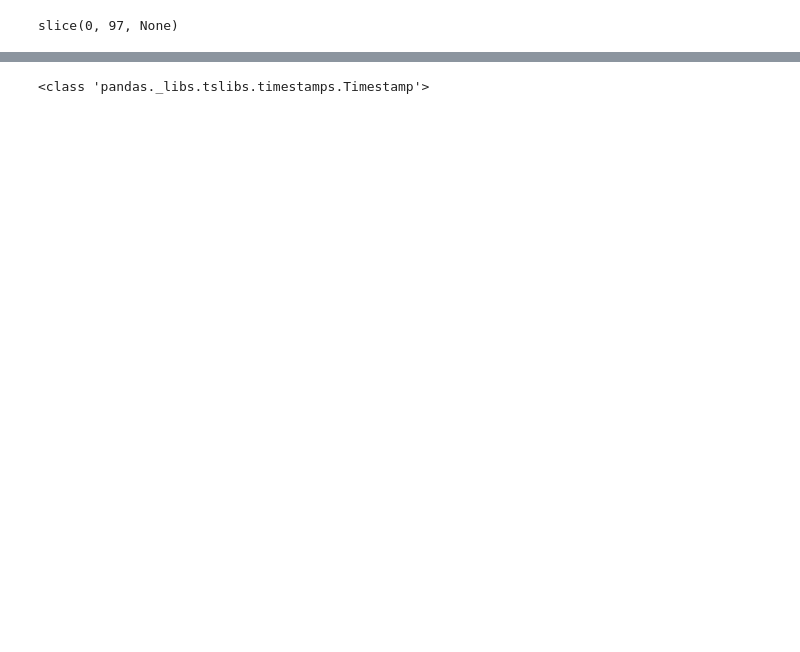
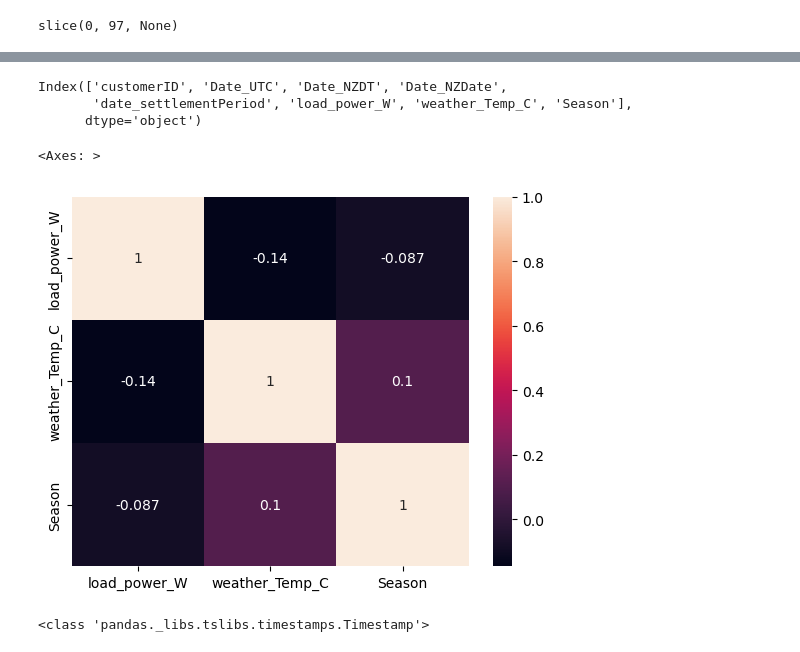
Before and after one commit to jhaworth21/HackSheffield8, a Jupyter notebook: main/notebook.ipynb, the cells around one changed output, grey strips where cells are left out. Cells and saved outputs as stored; diff of their text form; code cells hidden in the pictures; blank space fills up the shorter version.

```diff
--- a/main/notebook.ipynb
+++ b/main/notebook.ipynb
@@ -141,3 +125,16 @@ Name: weather_Temp_C, Length: 97, dtype: float64
+# %%
+df.columns
+# %% [output]
+Index(['customerID', 'Date_UTC', 'Date_NZDT', 'Date_NZDate',
+       'date_settlementPeriod', 'load_power_W', 'weather_Temp_C', 'Season'],
+      dtype='object')
+# %%
+# Assuming df is your DataFrame
+correlation_matrix = df[['load_power_W', 'weather_Temp_C', 'Season']].corr()
+sns.heatmap(correlation_matrix, annot=True)
+# %% [output]
+<Axes: >
+[figure, added]
 # %%
 print(type(df['Date_UTC'][0]))
 # %% [output]
```
Also changed, not shown: parts of 6 cells of this notebook.
